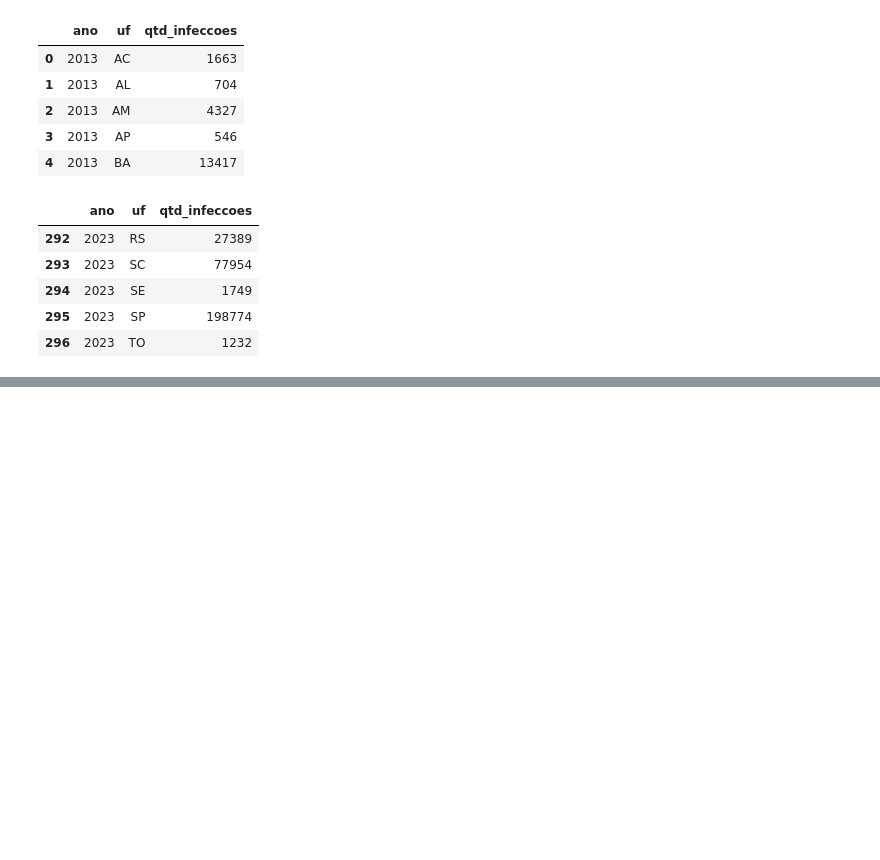
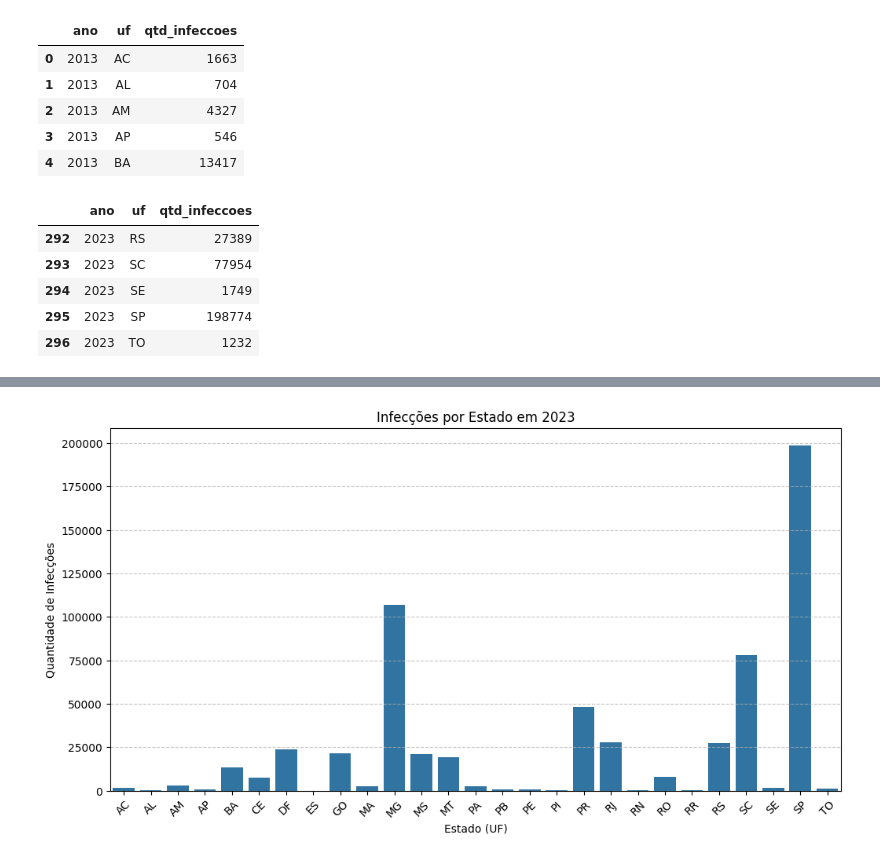
Before and after one commit to rafaellccouto/pos_tech_dengue, a Jupyter notebook: postech_aula_dengue.ipynb, the cells around one changed output, grey strips where cells are left out. Saved outputs shown, nothing was run; the diff lists cells and outputs as text; code cells hidden in the pictures; blank space fills up the shorter version.

```diff
--- a/postech_aula_dengue.ipynb
+++ b/postech_aula_dengue.ipynb
@@ -164,0 +244,12 @@ infeccoes_estado.tail()
+# %%
+# utilizando o gráfico de barras para visualizar as infecções por estado em 2023
+plt.figure(figsize=(12,6))
+sns.barplot(x='uf', y='qtd_infeccoes', data=infeccoes_2023)
+plt.title('Infecções por Estado em 2023')
+plt.xlabel('Estado (UF)')
+plt.ylabel('Quantidade de Infecções')
+plt.xticks(rotation=45)
+plt.grid(axis='y', linestyle='--', alpha=0.7)
+plt.show()
+# %% [output]
+[figure, added]
```
Also changed, not shown: parts of 11 cells of this notebook, 1 other file.
